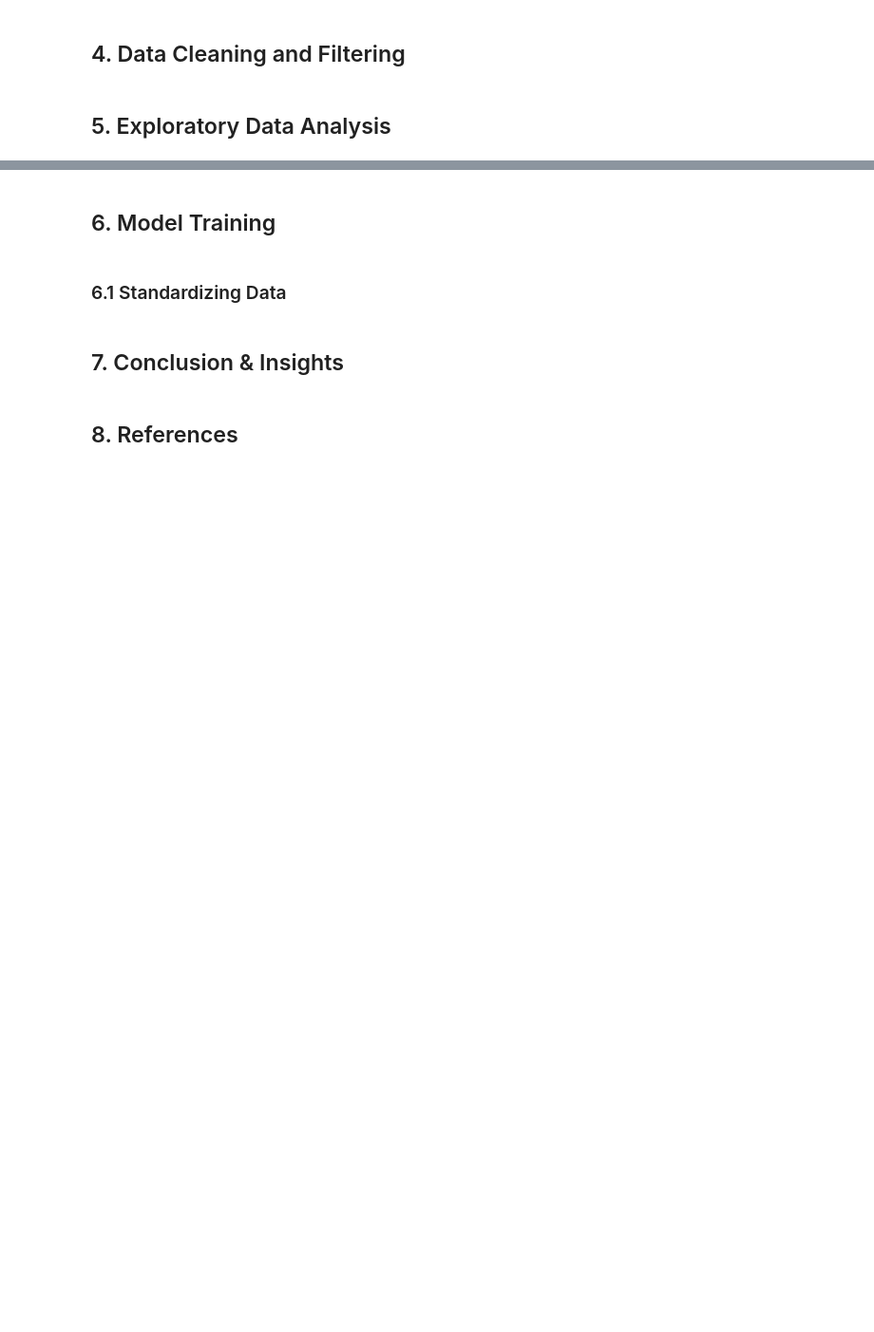
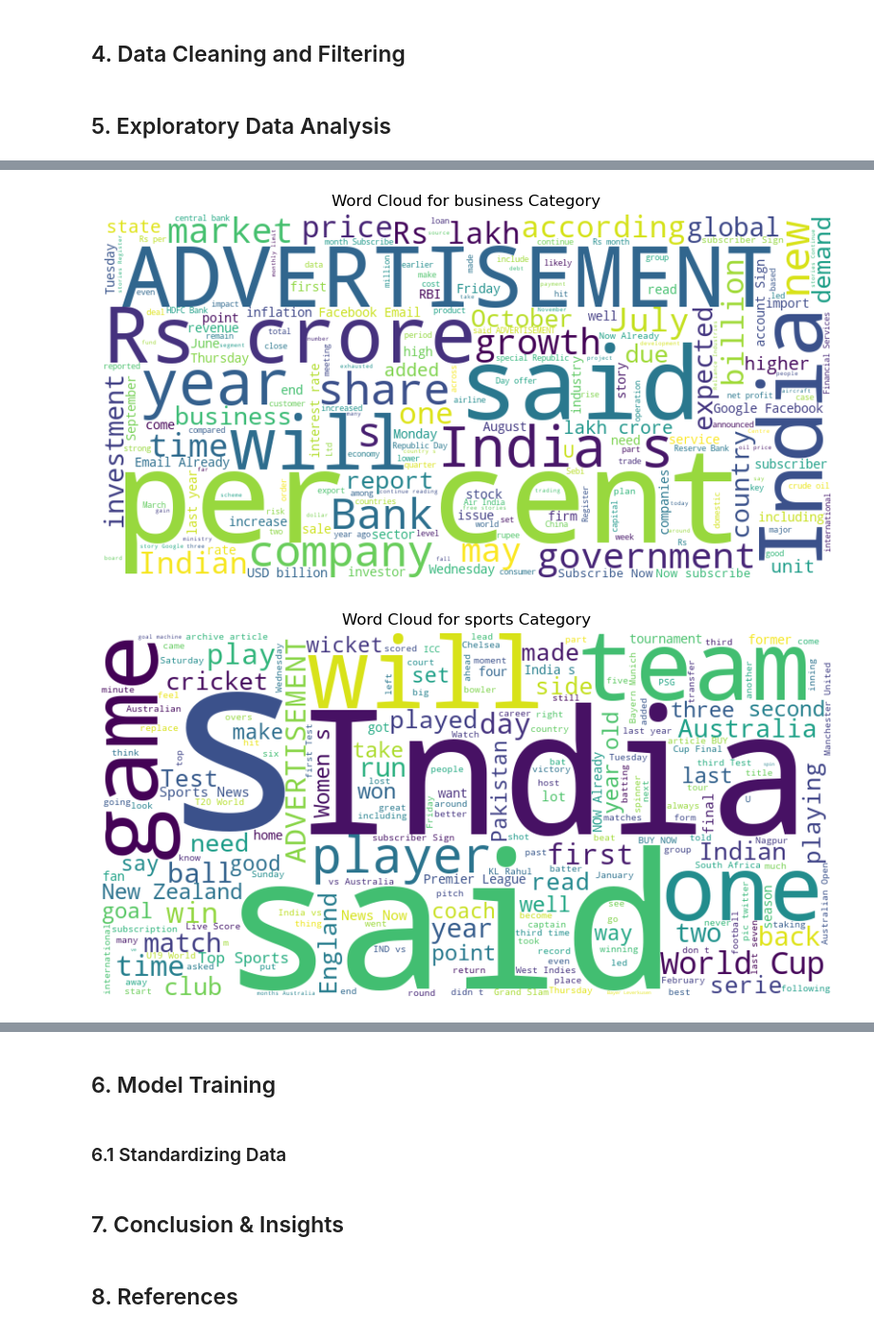
Before and after one commit to KennyM28/Explore-Classification-Project, a Jupyter notebook: project_notebook.ipynb, the cells around one changed output, grey strips where cells are left out. Shown at 95% size. Saved outputs shown, nothing was run; the diff lists cells and outputs as text; code cells hidden in the pictures; blank space fills up the shorter version.

```diff
--- a/project_notebook.ipynb
+++ b/project_notebook.ipynb
@@ -77,0 +112,29 @@ test_data.head()
+# %%
+# Most common words per category
+
+# Loop through each category and generate a word cloud
+
+categories = train_data['category'].unique()
+# %%
+# Create a word cloud for each category
+
+for category in categories:
+
+    # Filter the data for the current category
+    category_data = train_data[train_data['category'] == category]
+
+    # Combine all text (headline, description, and content) into one string
+    text = ' '.join(category_data['headlines']) + ' ' + ' '.join(category_data['description']) + ' ' + ' '.join(category_data['content'])
+
+    # Create the word cloud
+    wordcloud = WordCloud(width = 800, height = 400, background_color = 'white').generate(text)
+
+    # Plot the word cloud
+    plt.figure(figsize = (10, 5))
+    plt.imshow(wordcloud, interpolation = 'bilinear')
+    plt.axis('off')
+    plt.title(f'Word Cloud for {category} Category')
+    plt.show()
+# %% [output]
+[figure, added]
+[figure, added]
```
Also changed, not shown: parts of 8 cells of this notebook.
